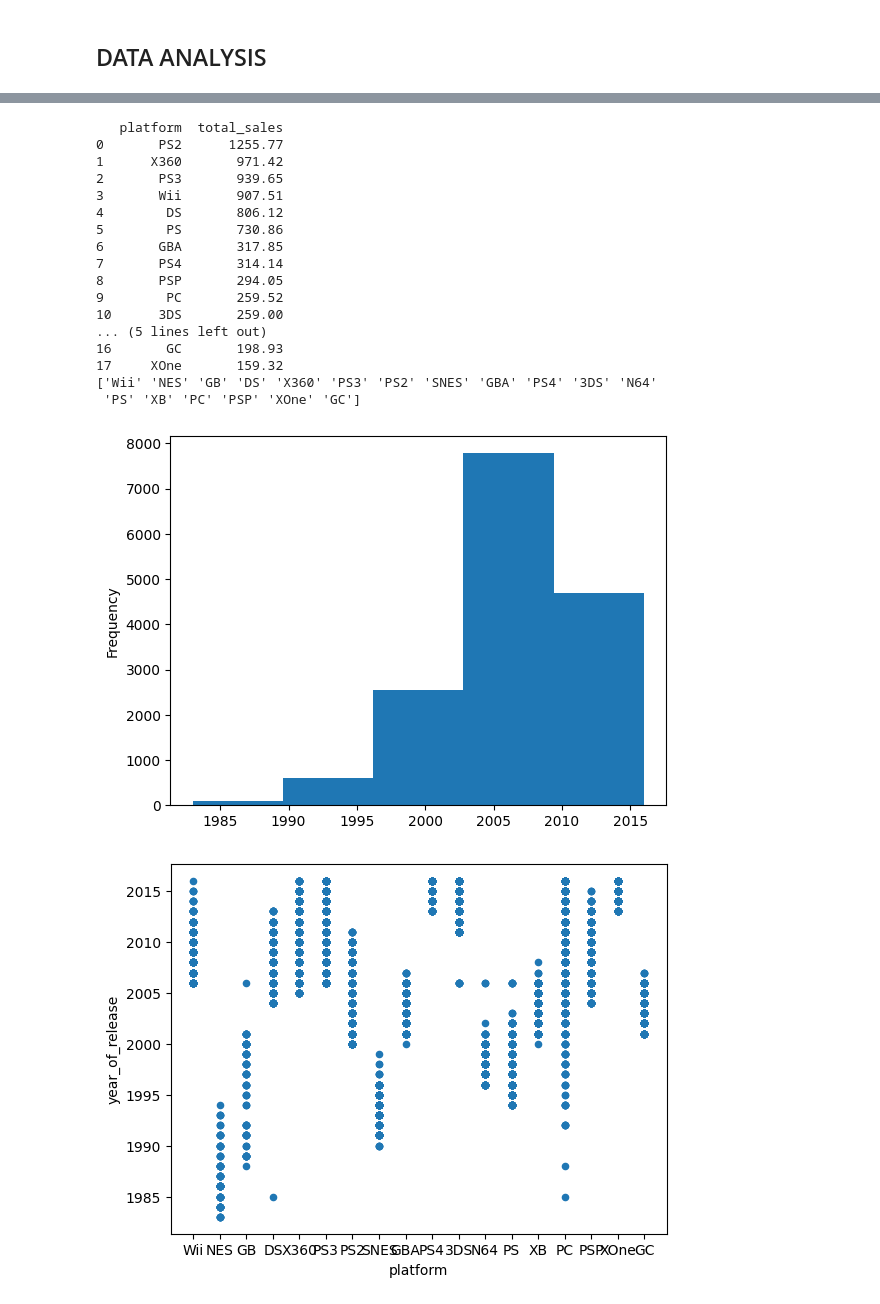
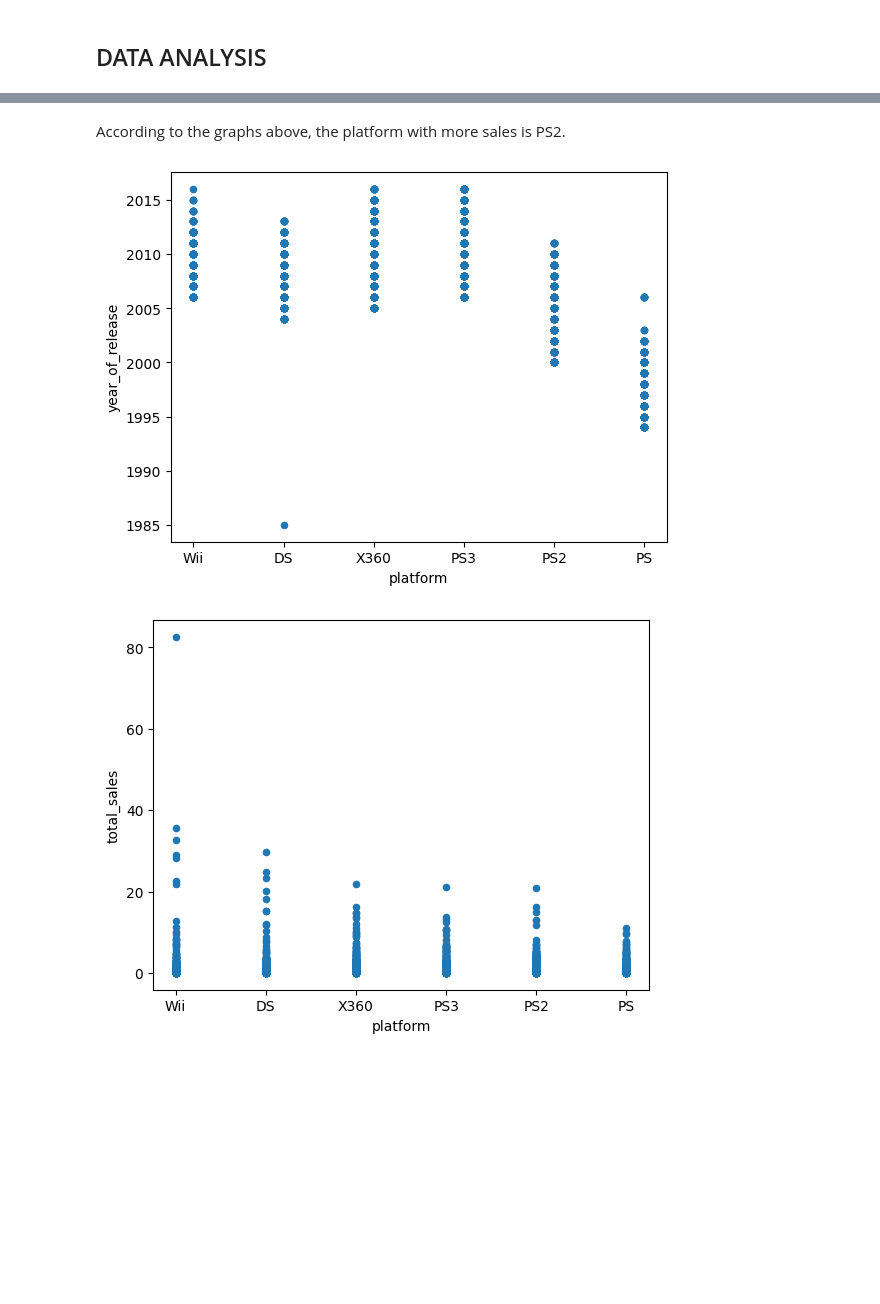
Before and after one commit to JimenaMaSuMu/VideoGameProject, a Jupyter notebook: code.ipynb, the cells around one changed output, grey strips where cells are left out. Cells and saved outputs as stored; diff of their text form; code cells hidden in the pictures; blank space fills up the shorter version.

```diff
--- a/code.ipynb
+++ b/code.ipynb
@@ -226,0 +216,7 @@ Name: name, dtype: int64
+# %%
+sales_platforms= games.groupby('platform')['total_sales'].sum().sort_values(ascending=False).reset_index()
+top=sales_platforms[sales_platforms['total_sales']>700]
+#print(top)
+top.plot(kind='bar',x='platform',y='total_sales',title='Sales of each platform',grid=True)
+plt.show()
+games_top = games.query("platform in @top.platform")
@@ -227,33 +497,10 @@ Name: name, dtype: int64
+# %% [markdown]
+According to the graphs above, the platform with more sales is PS2.
 # %%
-sales_platforms= games.groupby('platform')['total_sales'].sum().sort_values(ascending=False).reset_index()
-top=sales_platforms[sales_platforms['total_sales']>100]
-print(top)
-games_query = games.query("platform in @top.platform")
-print(games_query['platform'].unique())
-
-games_query['year_of_release'].plot(kind='hist',bins=5)
+games_top.plot(kind='scatter',x='platform',y='year_of_release',)
+games_top.plot(kind='scatter',x='platform',y='total_sales')
+#games_top.plot(kind='scatter',x='year_of_release',y='total_sales')
 plt.show()
-games_query.plot(kind='scatter',x='platform',y='year_of_release')
-games_query.plot(kind='scatter',x='platform',y='total_sales')
-games_query.plot(kind='scatter',x='year_of_release',y='total_sales')
-plt.show()
 # %% [output]
-   platform  total_sales
-0       PS2      1255.77
-1      X360       971.42
-2       PS3       939.65
-3       Wii       907.51
-4        DS       806.12
-5        PS       730.86
-6       GBA       317.85
-7       PS4       314.14
-8       PSP       294.05
-9        PC       259.52
-10      3DS       259.00
-... (5 lines left out)
-16       GC       198.93
-17     XOne       159.32
-['Wii' 'NES' 'GB' 'DS' 'X360' 'PS3' 'PS2' 'SNES' 'GBA' 'PS4' '3DS' 'N64'
- 'PS' 'XB' 'PC' 'PSP' 'XOne' 'GC']
-[figure, old version]
+[figure, new version]
-[figure, old version]
+[figure, new version]
```
Also changed, not shown: parts of 20 cells of this notebook.
